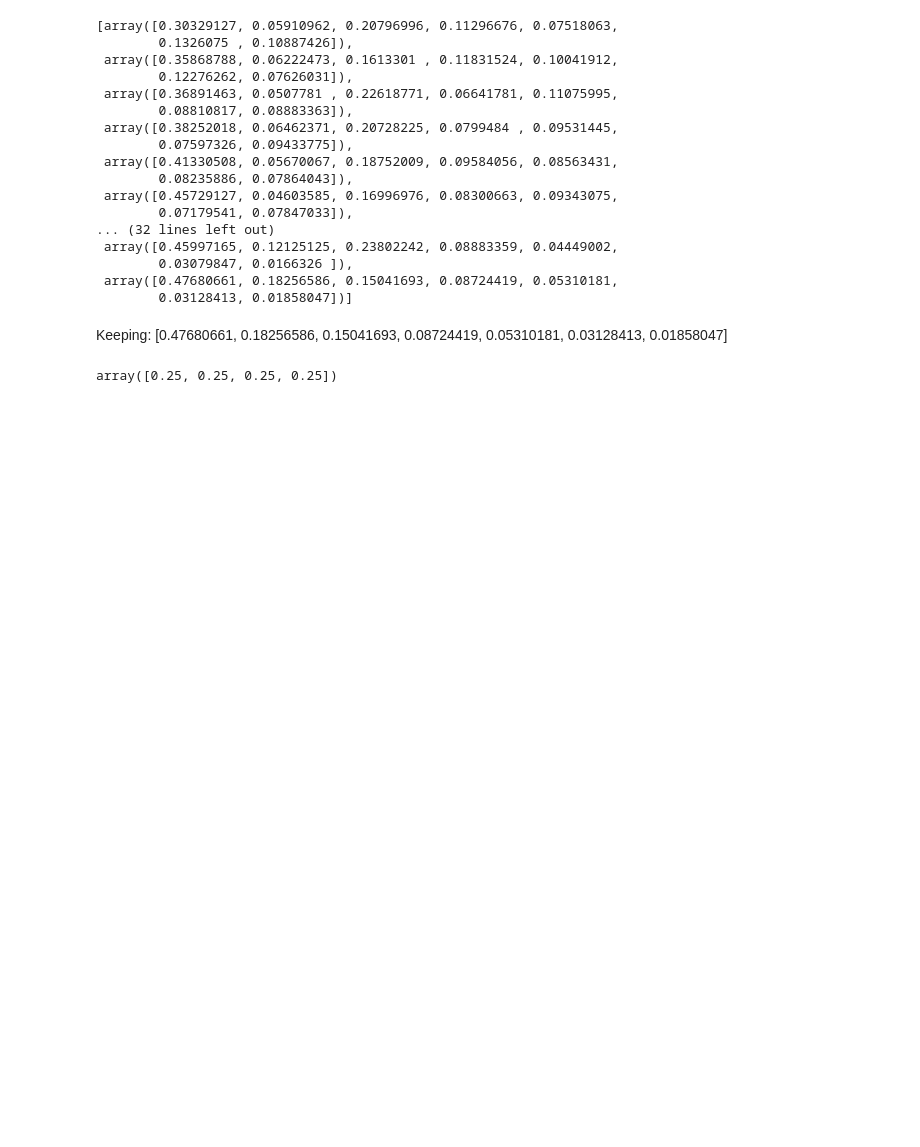
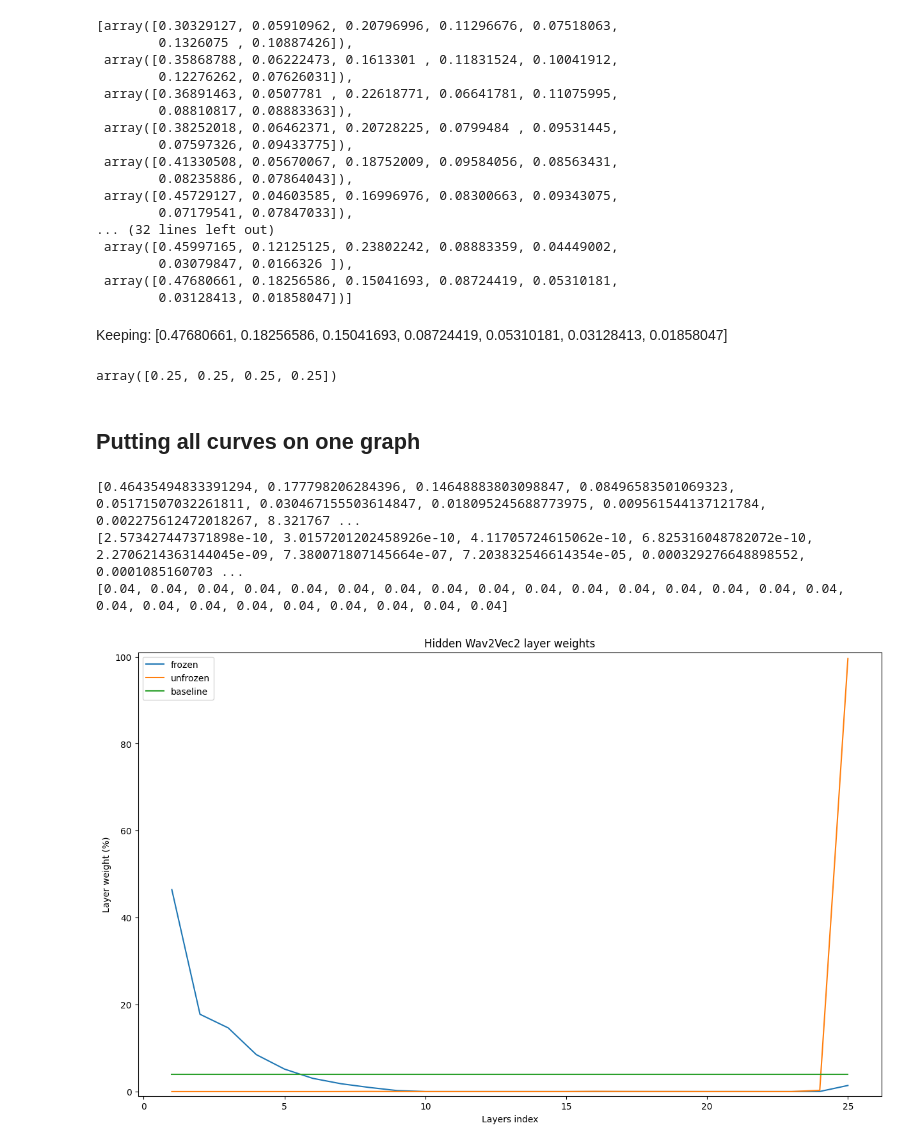
Before and after one commit to MaloMn/wav2vec2-phone-classification, a Jupyter notebook: post-analysis/weights/weights-analysis.ipynb, the cells around one changed output. Drawn from its saved outputs; the diff is of its cells as text; code cells hidden in the pictures; blank space fills up the shorter version.

```diff
--- a/post-analysis/weights/weights-analysis.ipynb
+++ b/post-analysis/weights/weights-analysis.ipynb
@@ -133,3 +136,38 @@ Keeping: [0.47680661, 0.18256586, 0.15041693, 0.08724419, 0.05310181, 0.03128413
 softmax([0, 0, 0, 0])
 # %% [output]
 array([0.25, 0.25, 0.25, 0.25])
+# %% [markdown]
+## Putting all curves on one graph
+# %%
+FILES = {
+    "frozen": 'weights.txt',
+    "unfrozen": 'weights-unfrozen.txt',
+    "baseline": 'baseline.txt'
+}
+
+plt.figure(figsize=(15, 9))
+
+plt.title("Hidden Wav2Vec2 layer weights")
+plt.xlabel("Layers index")
+plt.ylabel("Layer weight (%)")
+plt.ylim([-1.0, 101.0])
+
+for key, filename in FILES.items():
+    with open(filename, "r") as f:
+        content = f.read()
+        content = content.replace("\n", "")
+
+    weights = re.findall(r"tensor\((\[[\s\d\.\,-]+\])", content)
+    weights = [softmax([float(n) for n in re.findall(r"[-\d\.]+", w)]) for w in weights][-1]
+
+    plt.plot(range(1, len(weights) + 1), weights * 100, label=key)
+    print(list(weights))
+
+plt.legend()
+
+plt.savefig(f"validation_per_plot.png", bbox_inches="tight")
+# %% [output]
+[0.46435494833391294, 0.177798206284396, 0.14648883803098847, 0.08496583501069323, 0.05171507032261811, 0.030467155503614847, 0.018095245688773975, 0.009561544137121784, 0.002275612472018267, 8.321767 ...
+[2.573427447371898e-10, 3.0157201202458926e-10, 4.11705724615062e-10, 6.825316048782072e-10, 2.2706214363144045e-09, 7.380071807145664e-07, 7.203832546614354e-05, 0.000329276648898552, 0.0001085160703 ...
+[0.04, 0.04, 0.04, 0.04, 0.04, 0.04, 0.04, 0.04, 0.04, 0.04, 0.04, 0.04, 0.04, 0.04, 0.04, 0.04, 0.04, 0.04, 0.04, 0.04, 0.04, 0.04, 0.04, 0.04, 0.04]
+[figure, added]
```
Also changed, not shown: parts of 4 cells of this notebook, 13 other files.
